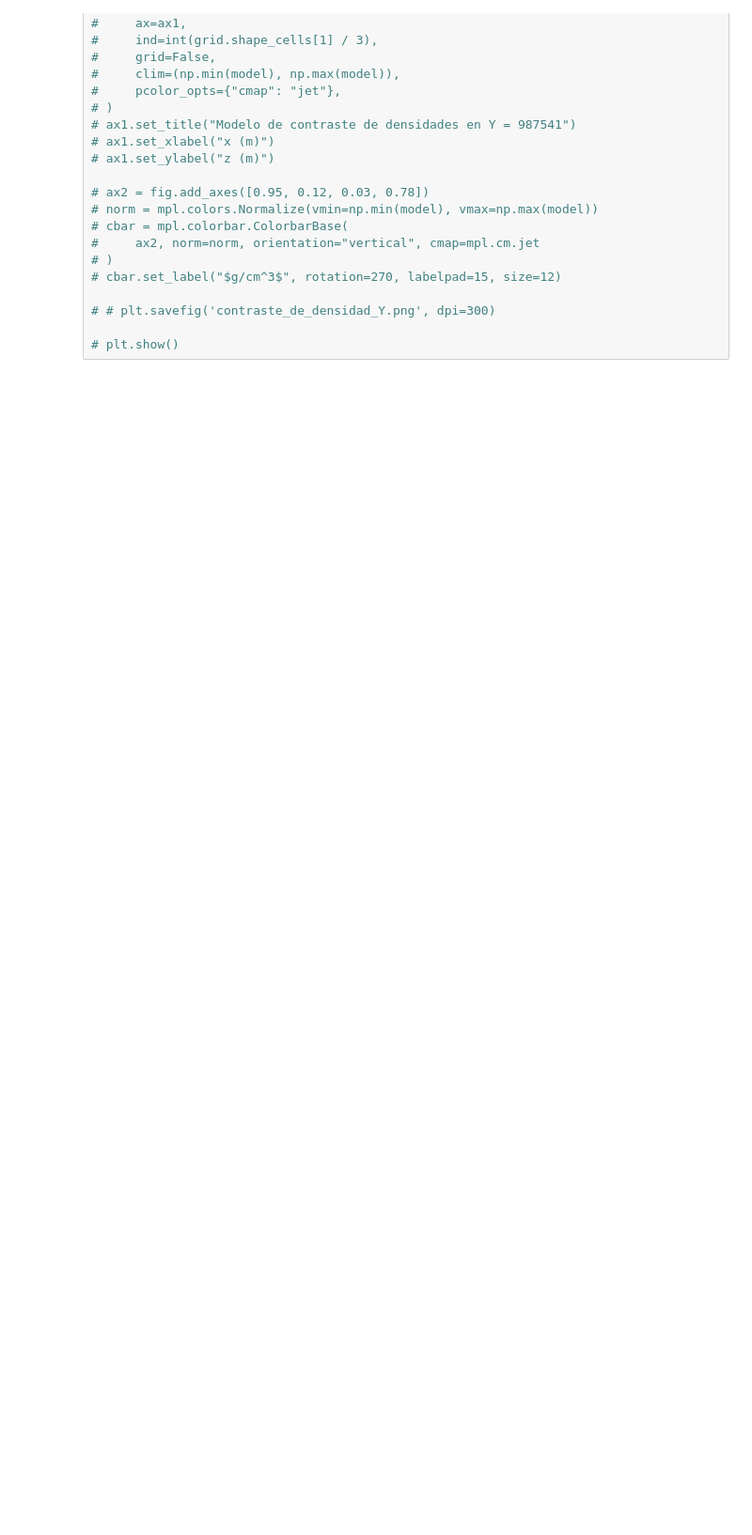
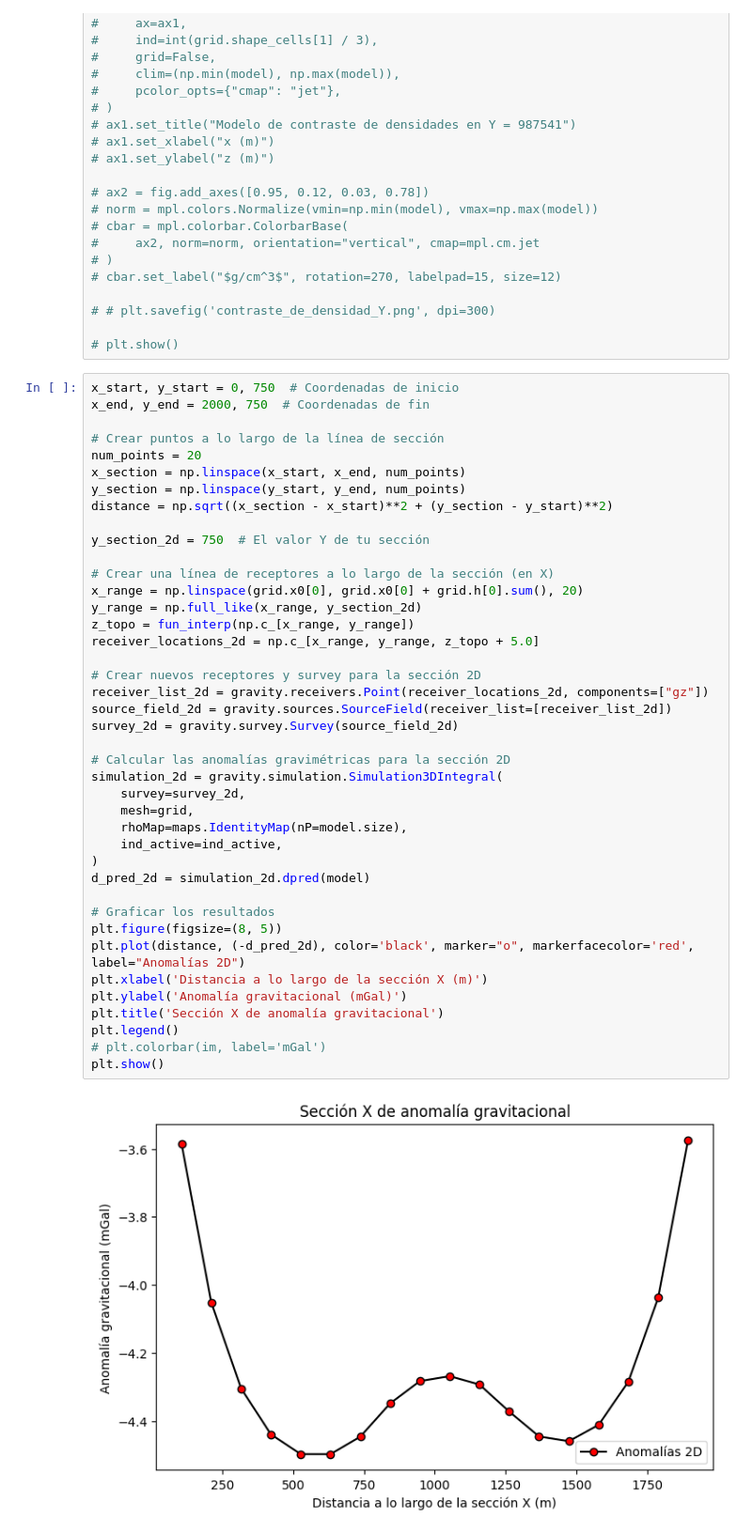
Before and after one commit to GabrielMoreno09/Insumos_Curso-Modelamiento-e-interpretaci-n-de-anomal-as-gravim-tricas-usando-python, a Jupyter notebook: Modelo_2/Modelamiento_gravimetrico.ipynb, the cells around one changed output. Shown at 94% size. Cells and saved outputs as stored; diff of their text form; blank space fills up the shorter version.

```diff
--- a/Modelo_2/Modelamiento_gravimetrico.ipynb
+++ b/Modelo_2/Modelamiento_gravimetrico.ipynb
@@ -215,3 +220,46 @@ plt.show()
 # # plt.savefig('contraste_de_densidad_Y.png', dpi=300)
 
 # plt.show()
+# %%
+x_start, y_start = 0, 750  # Coordenadas de inicio
+x_end, y_end = 2000, 750  # Coordenadas de fin
+
+# Crear puntos a lo largo de la línea de sección
+num_points = 20
+x_section = np.linspace(x_start, x_end, num_points)
+y_section = np.linspace(y_start, y_end, num_points)
+distance = np.sqrt((x_section - x_start)**2 + (y_section - y_start)**2)
+
+y_section_2d = 750  # El valor Y de tu sección
+
+# Crear una línea de receptores a lo largo de la sección (en X)
+x_range = np.linspace(grid.x0[0], grid.x0[0] + grid.h[0].sum(), 20)
+y_range = np.full_like(x_range, y_section_2d)
+z_topo = fun_interp(np.c_[x_range, y_range])
+receiver_locations_2d = np.c_[x_range, y_range, z_topo + 5.0]
+
+# Crear nuevos receptores y survey para la sección 2D
+receiver_list_2d = gravity.receivers.Point(receiver_locations_2d, components=["gz"])
+source_field_2d = gravity.sources.SourceField(receiver_list=[receiver_list_2d])
+survey_2d = gravity.survey.Survey(source_field_2d)
+
+# Calcular las anomalías gravimétricas para la sección 2D
+simulation_2d = gravity.simulation.Simulation3DIntegral(
+    survey=survey_2d,
+    mesh=grid,
+    rhoMap=maps.IdentityMap(nP=model.size),
+    ind_active=ind_active,
+)
+d_pred_2d = simulation_2d.dpred(model)
+
+# Graficar los resultados
+plt.figure(figsize=(8, 5))
+plt.plot(distance, (-d_pred_2d), color='black', marker="o", markerfacecolor='red', label="Anomalías 2D")
+plt.xlabel('Distancia a lo largo de la sección X (m)')
+plt.ylabel('Anomalía gravitacional (mGal)')
+plt.title('Sección X de anomalía gravitacional')
+plt.legend()
+# plt.colorbar(im, label='mGal')
+plt.show()
+# %% [output]
+[figure, added]
```
Also changed, not shown: parts of 4 cells of this notebook.
